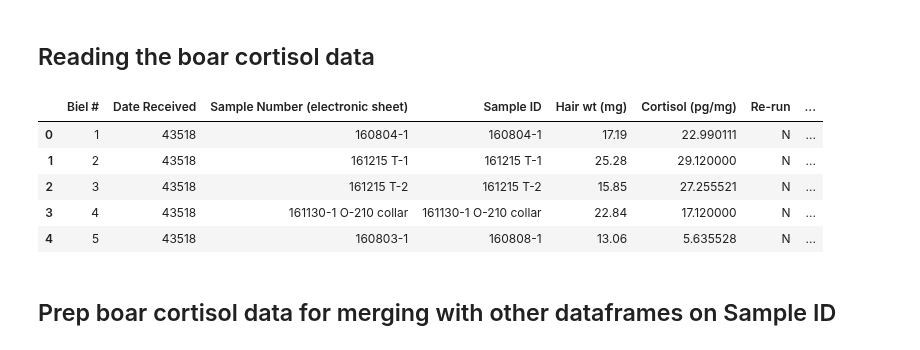
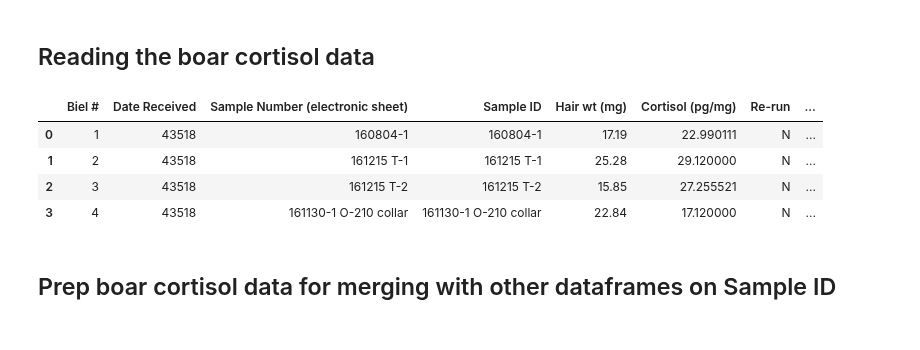
Before and after one commit to Jared-Luxton/Fukushima-Nuclear-Disaster-Humans, a Jupyter notebook: workflow & analyses notebooks/01_Fukushima_Project_Data_Extraction_and_Cleaning.ipynb, the cells around one changed output. Cells and saved outputs as stored; diff of their text form; code cells hidden in the pictures.

```diff
--- a/workflow & analyses notebooks/01_Fukushima_Project_Data_Extraction_and_Cleaning.ipynb
+++ b/workflow & analyses notebooks/01_Fukushima_Project_Data_Extraction_and_Cleaning.ipynb
@@ -134,15 +126,15 @@ aryn_boar_qPCR.to_csv('../excel data/cleaned/aryn_boar_qPCR.csv', index=False)
 ## Reading the boar cortisol data
 # %%
 boar_cortisol_df = pd.read_excel('../excel data/raw/boar cortisol.xlsx')
+boar_cortisol_df_raw = boar_cortisol_df.copy()
 boar_cortisol_df.drop([47], axis=0, inplace=True)
-boar_cortisol_df.head()
+boar_cortisol_df.head(4)
 # %% [output]
 |  | Biel # | Date Received | Sample Number (electronic sheet) | Sample ID | Hair wt (mg) | Cortisol (pg/mg) | Re-run | ... |
 | 0 | 1 | 43518 | 160804-1 | 160804-1 | 17.19 | 22.990111 | N | ... |
 | 1 | 2 | 43518 | 161215 T-1 | 161215 T-1 | 25.28 | 29.120000 | N | ... |
 | 2 | 3 | 43518 | 161215 T-2 | 161215 T-2 | 15.85 | 27.255521 | N | ... |
 | 3 | 4 | 43518 | 161130-1 O-210 collar | 161130-1 O-210 collar | 22.84 | 17.120000 | N | ... |
-| 4 | 5 | 43518 | 160803-1 | 160808-1 | 13.06 | 5.635528 | N | ... |
 # %% [markdown]
 ## Prep boar cortisol data for merging with other dataframes on Sample ID
 # %%
```
Also changed, not shown: parts of 20 cells of this notebook.
